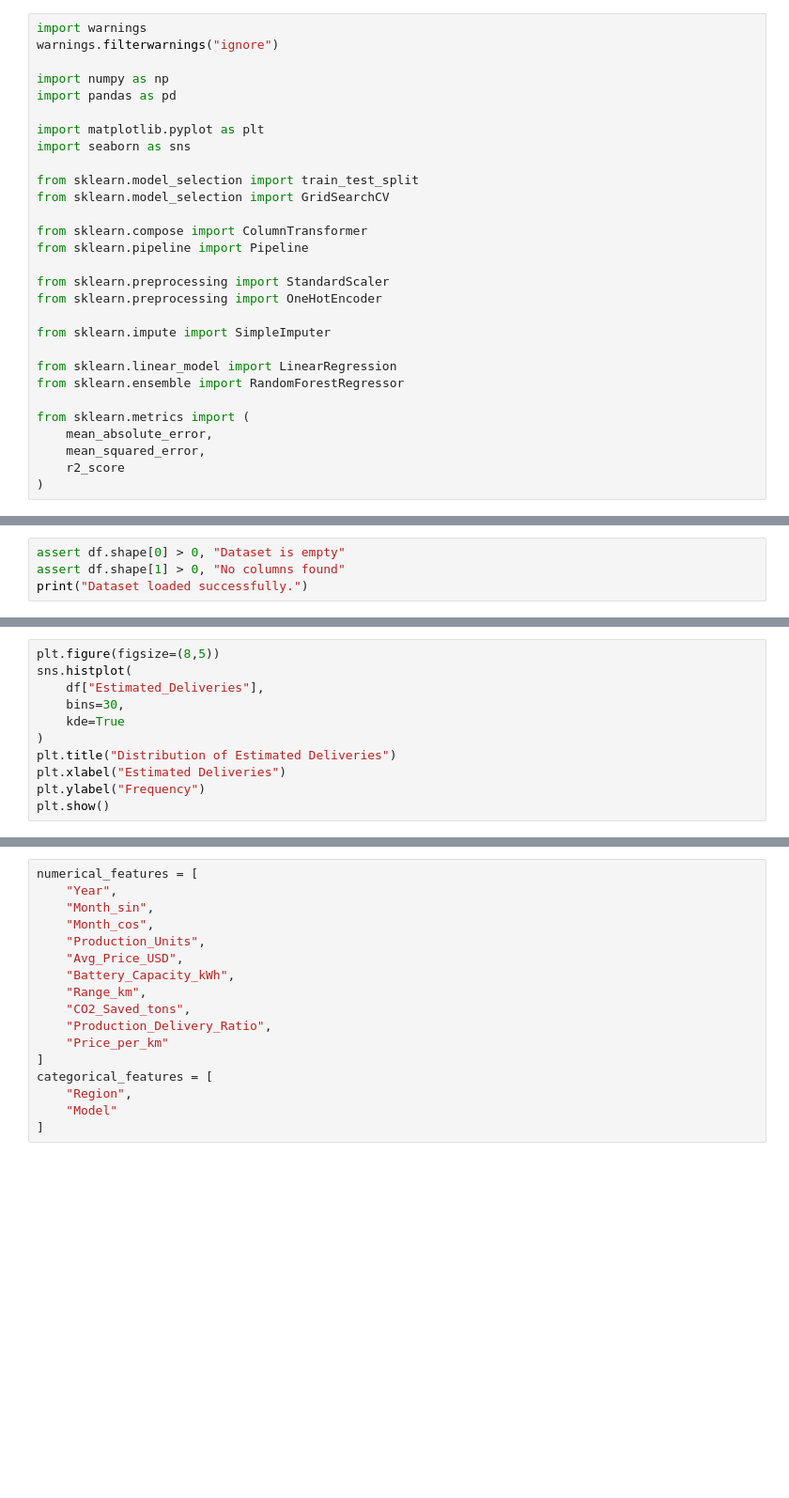
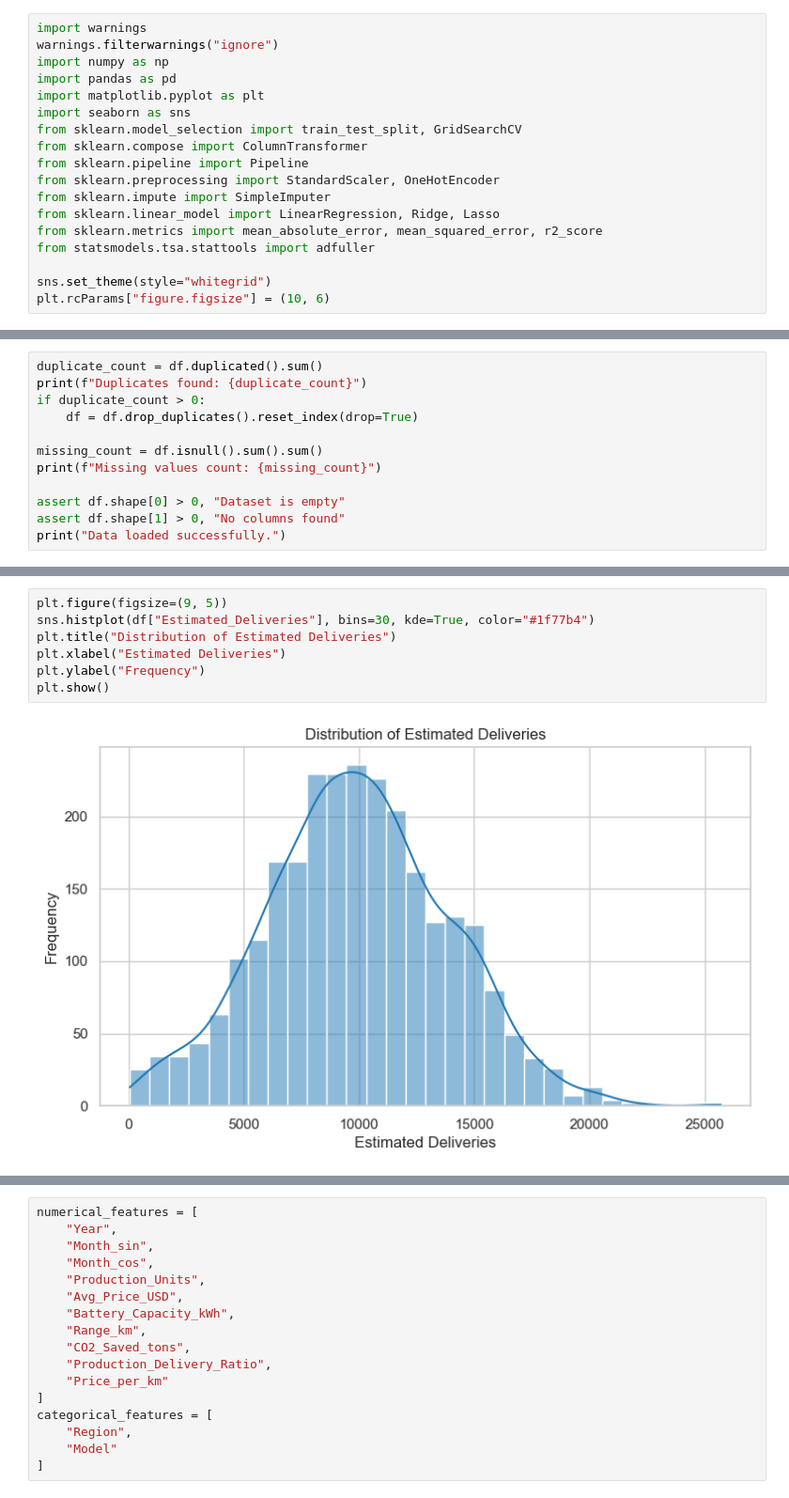
Before and after one commit to AviMath2412/Data_science_Assignment, a Jupyter notebook: week2_Avi_Mathur.ipynb, the cells around one changed output, grey strips where cells are left out. Shown at 94% size. Cells and saved outputs as stored; diff of their text form; blank space fills up the shorter version.

```diff
--- a/week2_Avi_Mathur.ipynb
+++ b/week2_Avi_Mathur.ipynb
@@ -20,29 +6,18 @@ Target Variable:
 # %%
 import warnings
 warnings.filterwarnings("ignore")
-
 import numpy as np
 import pandas as pd
-
 import matplotlib.pyplot as plt
 import seaborn as sns
-
-from sklearn.model_selection import train_test_split
-from sklearn.model_selection import GridSearchCV
-
+from sklearn.model_selection import train_test_split, GridSearchCV
 from sklearn.compose import ColumnTransformer
 from sklearn.pipeline import Pipeline
+from sklearn.preprocessing import StandardScaler, OneHotEncoder
+from sklearn.impute import SimpleImputer
+from sklearn.linear_model import LinearRegression, Ridge, Lasso
+from sklearn.metrics import mean_absolute_error, mean_squared_error, r2_score
+from statsmodels.tsa.stattools import adfuller
 
-from sklearn.preprocessing import StandardScaler
-from sklearn.preprocessing import OneHotEncoder
-
-from sklearn.impute import SimpleImputer
-
-from sklearn.linear_model import LinearRegression
-from sklearn.ensemble import RandomForestRegressor
-
-from sklearn.metrics import (
-    mean_absolute_error,
-    mean_squared_error,
-    r2_score
-)
+sns.set_theme(style="whitegrid")
+plt.rcParams["figure.figsize"] = (10, 6)
@@ -68,4 +39,12 @@ df.head()
 # %%
+duplicate_count = df.duplicated().sum()
+print(f"Duplicates found: {duplicate_count}")
+if duplicate_count > 0:
+    df = df.drop_duplicates().reset_index(drop=True)
+
+missing_count = df.isnull().sum().sum()
+print(f"Missing values count: {missing_count}")
+
 assert df.shape[0] > 0, "Dataset is empty"
 assert df.shape[1] > 0, "No columns found"
-print("Dataset loaded successfully.")
+print("Data loaded successfully.")
@@ -84,12 +108,10 @@ The target variable for prediction will be Estimated_Deliveries. Features such a
 # %%
-plt.figure(figsize=(8,5))
-sns.histplot(
-    df["Estimated_Deliveries"],
-    bins=30,
-    kde=True
-)
+plt.figure(figsize=(9, 5))
+sns.histplot(df["Estimated_Deliveries"], bins=30, kde=True, color="#1f77b4")
 plt.title("Distribution of Estimated Deliveries")
 plt.xlabel("Estimated Deliveries")
 plt.ylabel("Frequency")
 plt.show()
+# %% [output]
+[figure, added]
 # %%
```
Also changed, not shown: parts of 71 cells of this notebook, 1 other file.
